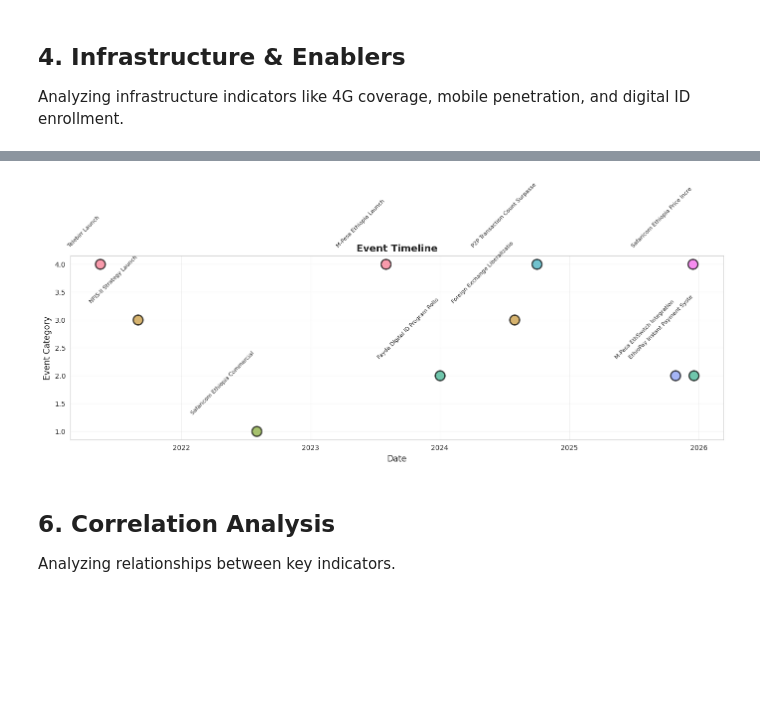
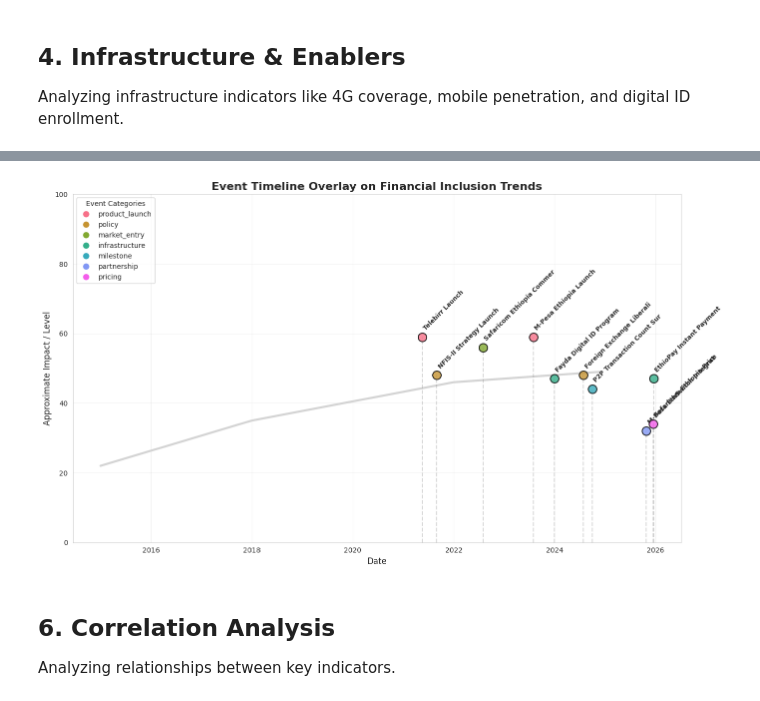
Before and after one commit to Biruk-gebru/Forecasting-Financial-Inclusion-in-Ethiopia, a Jupyter notebook: notebooks/02_eda.ipynb, the cells around one changed output, grey strips where cells are left out. Drawn from its saved outputs; the diff is of its cells as text; code cells hidden in the pictures; blank space fills up the shorter version.

```diff
--- a/notebooks/02_eda.ipynb
+++ b/notebooks/02_eda.ipynb
@@ -72,16 +83,19 @@ AFFORDABILITY     1
 Name: count, dtype: int64
 # %%
 # Summary statistics for numeric indicators
-observations = df[df['record_type'] == 'observation'].copy()
+if not df.empty:
+    observations = df[df['record_type'] == 'observation'].copy()
 
-summary_stats = observations.groupby('indicator')['value_numeric'].agg([
-    'count', 'mean', 'std', 'min', 'max'
-]).round(2)
+    summary_stats = observations.groupby('indicator')['value_numeric'].agg([
+        'count', 'mean', 'std', 'min', 'max'
+    ]).round(2)
 
-print("Summary Statistics by Indicator:")
-print(summary_stats)
+    print("Summary Statistics by Indicator:")
+    print(summary_stats)
 
-save_summary(summary_stats.reset_index(), 'dataset_overview.csv')
+    save_summary(summary_stats.reset_index(), 'dataset_overview.csv')
+else:
+    print("No data loaded, skipping summary statistics.")
 # %% [output]
 Summary Statistics by Indicator:
                                    count          mean          std  \
@@ -342,39 +337,60 @@ Visualizing policy events, product launches, and market changes over time.
 # %%
-# Extract events
-events = df[df['record_type'] == 'event'].copy()
-events = events.sort_values('observation_date')
+if not df.empty:
+    # Extract events
+    events = df[df['record_type'] == 'event'].copy()
+    events = events.sort_values('observation_date')
 
-print(f"Total events: {len(events)}")
-print(f"\nEvent categories:")
-print(events['category'].value_counts())
+    print(f"Total events: {len(events)}")
+    print(f"\nEvent categories:")
+    print(events['category'].value_counts())
 
-if len(events) > 0:
-    # Create timeline visualization
-    fig, ax = plt.subplots(figsize=(14, 6))
+    if len(events) > 0:
+        # Create combined visualization: Account Ownership trends + Event overlays
+        fig, ax = plt.subplots(figsize=(14, 8))
 
-    # Group by category for coloring
-    categories = events['category'].unique()
-    colors = sns.color_palette('husl', len(categories))
-    color_map = dict(zip(categories, colors))
+        # Plot Account Ownership background
+        acc_ownership = observations[observations['indicator_code'] == 'ACC_OWNERSHIP'].copy()
+        acc_ownership = acc_ownership[acc_ownership['gender'] == 'all'].sort_values('observation_date')
 
-    for idx, row in events.iterrows():
-        y_pos = hash(row['category']) % 5  # Simple positioning
-        ax.scatter(row['observation_date'], y_pos, s=200,
-                  c=[color_map.get(row['category'], 'gray')],
-                  alpha=0.7, edgecolors='black', linewidth=2)
-        ax.text(row['observation_date'], y_pos + 0.3, row['indicator'][:30],
-               rotation=45, ha='right', fontsize=8)
+        ax.plot(acc_ownership['observation_date'], acc_ownership['value_numeric'],
+               color='lightgray', linewidth=3, label='Account Ownership Trend')
 
-    ax.set_xlabel('Date', fontsize=12)
-    ax.set_ylabel('Event Category', fontsize=12)
-    ax.set_title('Event Timeline', fontsize=14, fontweight='bold')
-    ax.grid(True, alpha=0.3)
+        # Overlay events
+        categories = events['category'].unique()
+        colors = sns.color_palette('husl', len(categories))
+        color_map = dict(zip(categories, colors))
 
-    plt.tight_layout()
-    save_fig('07_event_timeline')
-    plt.show()
-else:
-    print("No events found for timeline visualization")
+        for idx, row in events.iterrows():
+            # Y position based on category or random for jitter
+            y_pos = (hash(row['category']) % 40) + 20
+
+            ax.scatter(row['observation_date'], y_pos, s=150,
+                      c=[color_map.get(row['category'], 'gray')],
+                      alpha=0.8, edgecolors='black', linewidth=1.5, zorder=5)
+
+            # Add text label with connector line
+            ax.vlines(x=row['observation_date'], ymin=0, ymax=y_pos,
+                     colors='gray', linestyles='dashed', alpha=0.3)
+
+            ax.text(row['observation_date'], y_pos + 2, row['indicator'][:25],
+                   rotation=45, ha='left', fontsize=9, fontweight='bold')
+
+        # Legend for categories
+        from matplotlib.lines import Line2D
+        custom_lines = [Line2D([0], [0], marker='o', color='w', markerfacecolor=c, markersize=10) for c in colors]
+        ax.legend(custom_lines, categories, loc='upper left', title="Event Categories")
+
+        ax.set_xlabel('Date', fontsize=12)
+        ax.set_ylabel('Approximate Impact / Level', fontsize=12)
+        ax.set_title('Event Timeline Overlay on Financial Inclusion Trends', fontsize=16, fontweight='bold')
+        ax.grid(True, alpha=0.3)
+        ax.set_ylim(0, 100)
+
+        plt.tight_layout()
+        save_fig('07_event_timeline_overlay')
+        plt.show()
+    else:
+        print("No events found for timeline visualization")
 # %% [output]
 Total events: 10
 
@@ -392,4 +408,4 @@ Name: count, dtype: int64
-[figure, old version]
+[figure, new version]
 # %% [markdown]
 ## 6. Correlation Analysis
 
```
Also changed, not shown: parts of 14 cells of this notebook, 3 other files.
